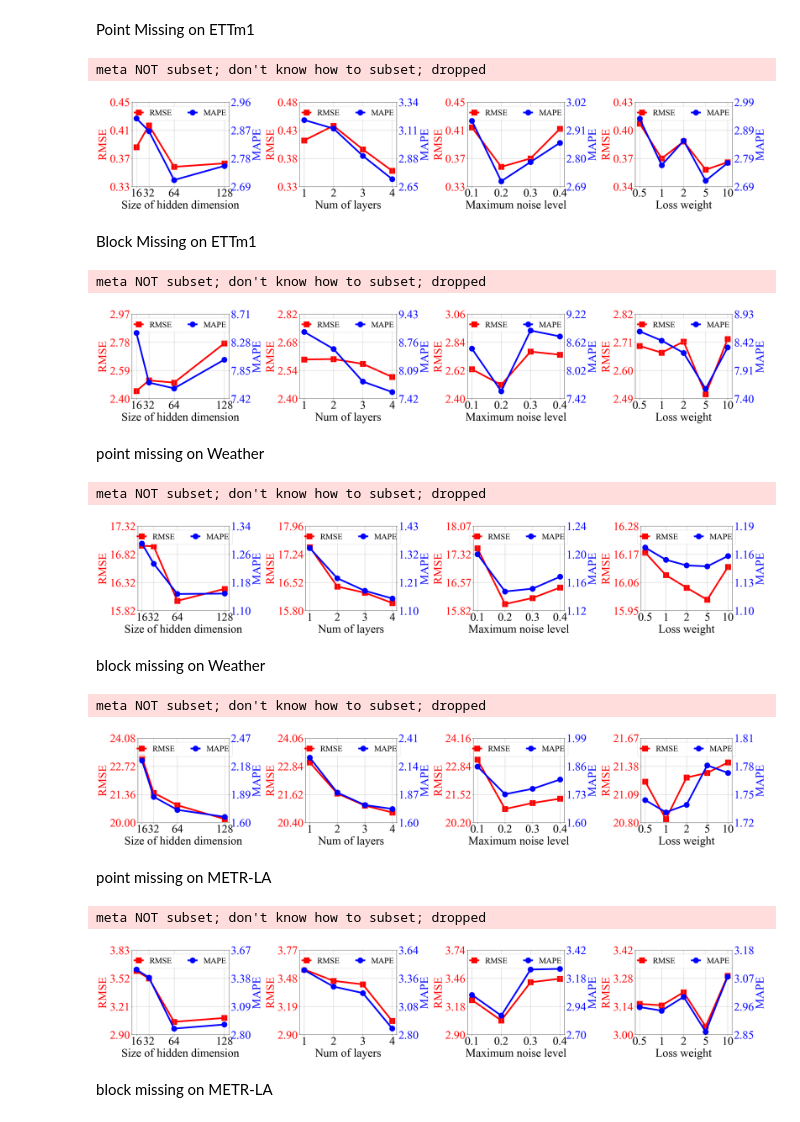
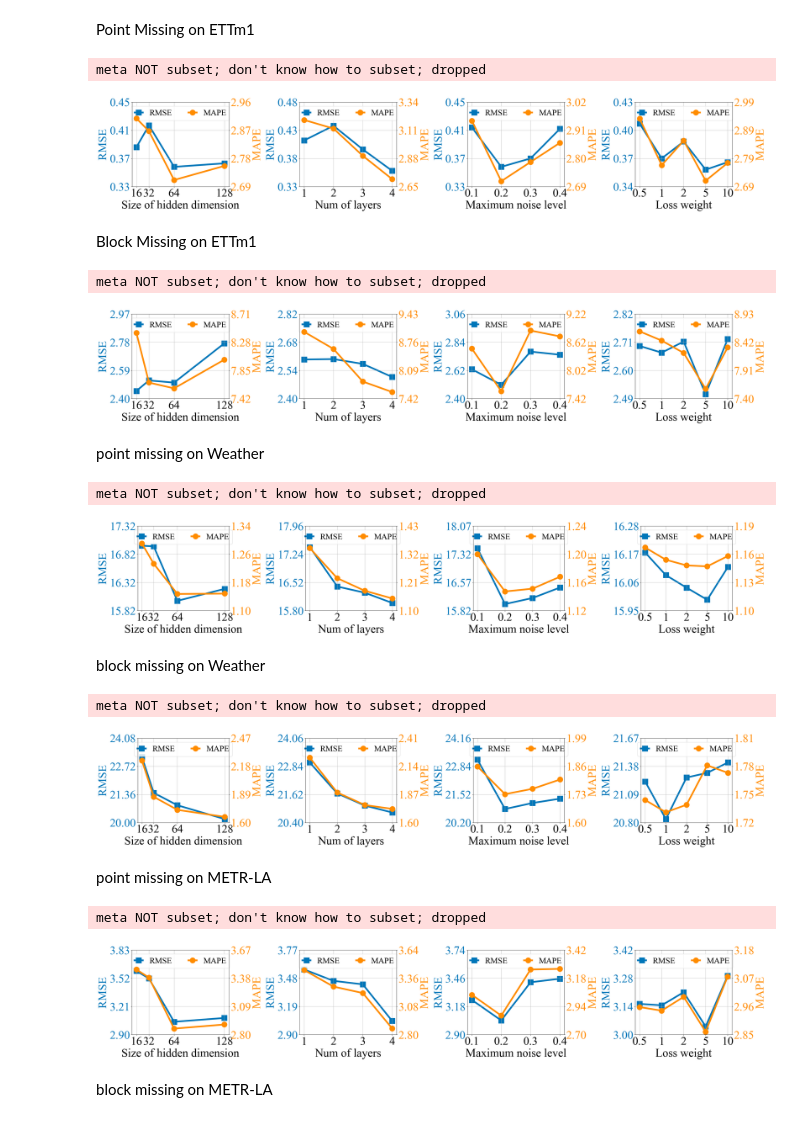
Before and after one commit to JeremyChou28/MTSCI, a Jupyter notebook: visualization/hyperparameter.ipynb, the cells around one changed output. Drawn from its saved outputs; the diff is of its cells as text; code cells hidden in the pictures.

```diff
--- a/visualization/hyperparameter.ipynb
+++ b/visualization/hyperparameter.ipynb
@@ -30,8 +30,8 @@ ETTm1_lw_mapes=[2.931,2.766,2.853,2.711,2.774]
 
 fig, ax = plt.subplots(1,4,figsize=(34,6))
 
-color1='red'
-color2='blue'
+color1='#0076B9'
+color2='#FF8C00'
 
 # hidden dimension
 line1,=ax[0].plot(hidden_size, ETTm1_hd_rmses, markersize='20',color=color1, linestyle='-',linewidth=6, marker='s',label='RMSE', zorder=1)
@@ -113,7 +113,7 @@ plt.savefig('../img/hyperparameter_study_ETTm1_point.svg',dpi=300,bbox_inches='t
 plt.show()
 # %% [output]
 meta NOT subset; don't know how to subset; dropped
-[figure, old version]
+[figure, new version]
 # %% [markdown]
 Block Missing on ETTm1
 # %%
@@ -147,8 +147,8 @@ ETTm1_lw_mapes=[8.614,8.448,8.225,7.575,8.324]
 
 fig, ax = plt.subplots(1,4,figsize=(34,6))
 
-color1='red'
-color2='blue'
+color1='#0076B9'
+color2='#FF8C00'
 
 # hidden dimension
 line1,=ax[0].plot(hidden_size, ETTm1_hd_rmses, markersize='20',color=color1, linestyle='-',linewidth=6, marker='s',label='RMSE', zorder=1)
@@ -204,34 +204,34 @@ xticks=[1,2,3,4,5]
 line7,=ax[3].plot(xticks, ETTm1_lw_rmses, markersize='20',color=color1, linestyle='-', linewidth=6,marker='s',label='RMSE',zorder=1)
 ax[3].set_xlabel('Loss weight',fontsize=42)
 ax[3].set_ylabel('RMSE',fontsize=42,color=color1)
 # ax[3].set_xticks(loss_weights)
 ax[3].set_xticks([1,2,3,4,5],loss_weights)
 # ax[3].xaxis.set_ticklabels(loss_weights)
 ax[3].set_yticks(np.arange(2.49,2.83, 0.11))
 ax[3].tick_params(axis='x', labelsize=42)
 ax[3].tick_params(axis='y',labelcolor=color1, labelsize=42)
 ax3_=ax[3].twinx()
 line8,=ax3_.plot(xticks, ETTm1_lw_mapes, markersize='20',color=color2, linestyle='-', linewidth=6,marker='o',label='MAPE',zorder=1)
 ax3_.set_ylabel('MAPE',fontsize=42,color=color2)
 ax3_.set_yticks(np.arange(7.40, 8.94, 0.51))
 ax3_.tick_params(axis='y',labelcolor=color2, labelsize=42)
 
 ax[0].legend(handles=[line1, line2], loc='upper center',fontsize=30, handlelength=1,ncol=2)
 ax[1].legend(handles=[line3, line4], loc='upper center',fontsize=30, handlelength=1,ncol=2)
 ax[2].legend(handles=[line5, line6], loc='upper center',fontsize=30, handlelength=1,ncol=2)
 ax[3].legend(handles=[line7, line8], loc='upper center',fontsize=30, handlelength=1,ncol=2)
 ax[0].grid()
 ax[1].grid()
 ax[2].grid()
 ax[3].grid()
 
 plt.tight_layout()
 plt.savefig('../img/hyperparameter_study_ETTm1_block.pdf',dpi=300,bbox_inches='tight')
 plt.savefig('../img/hyperparameter_study_ETTm1_block.svg',dpi=300,bbox_inches='tight')
 plt.show()
 # %% [output]
 meta NOT subset; don't know how to subset; dropped
-[figure, old version]
+[figure, new version]
 # %% [markdown]
 point missing on Weather
 # %%
@@ -264,8 +264,8 @@ Weather_lw_mapes=[1.167,1.154,1.148,1.147,1.158]
 
 fig, ax = plt.subplots(1,4,figsize=(34,6))
 
-color1='red'
-color2='blue'
+color1='#0076B9'
+color2='#FF8C00'
 
 # hidden dimension
 line1,=ax[0].plot(hidden_size, Weather_hd_rmses, markersize='20',color=color1, linestyle='-',linewidth=6, marker='s',label='RMSE', zorder=1)
@@ -348,7 +348,7 @@ plt.savefig('../img/hyperparameter_study_Weather_point.svg',dpi=300,bbox_inches=
 plt.show()
 # %% [output]
 meta NOT subset; don't know how to subset; dropped
-[figure, old version]
+[figure, new version]
 # %% [markdown]
 block missing on Weather
 # %%
@@ -381,8 +381,8 @@ Weather_lw_mapes=[1.744,1.731,1.739,1.781,1.773]
 
 fig, ax = plt.subplots(1,4,figsize=(34,6))
 
-color1='red'
-color2='blue'
+color1='#0076B9'
+color2='#FF8C00'
 
 # hidden dimension
 line1,=ax[0].plot(hidden_size, Weather_hd_rmses, markersize='20',color=color1, linestyle='-',linewidth=6, marker='s',label='RMSE', zorder=1)
@@ -466,7 +466,7 @@ plt.savefig('../img/hyperparameter_study_Weather_block.svg',dpi=300,bbox_inches=
 plt.show()
 # %% [output]
 meta NOT subset; don't know how to subset; dropped
-[figure, old version]
+[figure, new version]
 # %% [markdown]
 point missing on METR-LA
 # %%
@@ -499,8 +499,8 @@ METRLA_lw_mapes=[2.957,2.943,2.997,2.861,3.076]
 
 fig, ax = plt.subplots(1,4,figsize=(34,6))
 
-color1='red'
-color2='blue'
+color1='#0076B9'
+color2='#FF8C00'
 
 # hidden dimension
 line1,=ax[0].plot(hidden_size, METRLA_hd_rmses, markersize='20',color=color1, linestyle='-',linewidth=6, marker='s',label='RMSE', zorder=1)
@@ -583,7 +583,7 @@ plt.savefig('../img/hyperparameter_study_METRLA_point.svg',dpi=300,bbox_inches='
 plt.show()
 # %% [output]
 meta NOT subset; don't know how to subset; dropped
-[figure, old version]
+[figure, new version]
 # %% [markdown]
 block missing on METR-LA
 # %%
```
Also changed, not shown: parts of 1 cell of this notebook, 41 other files.
